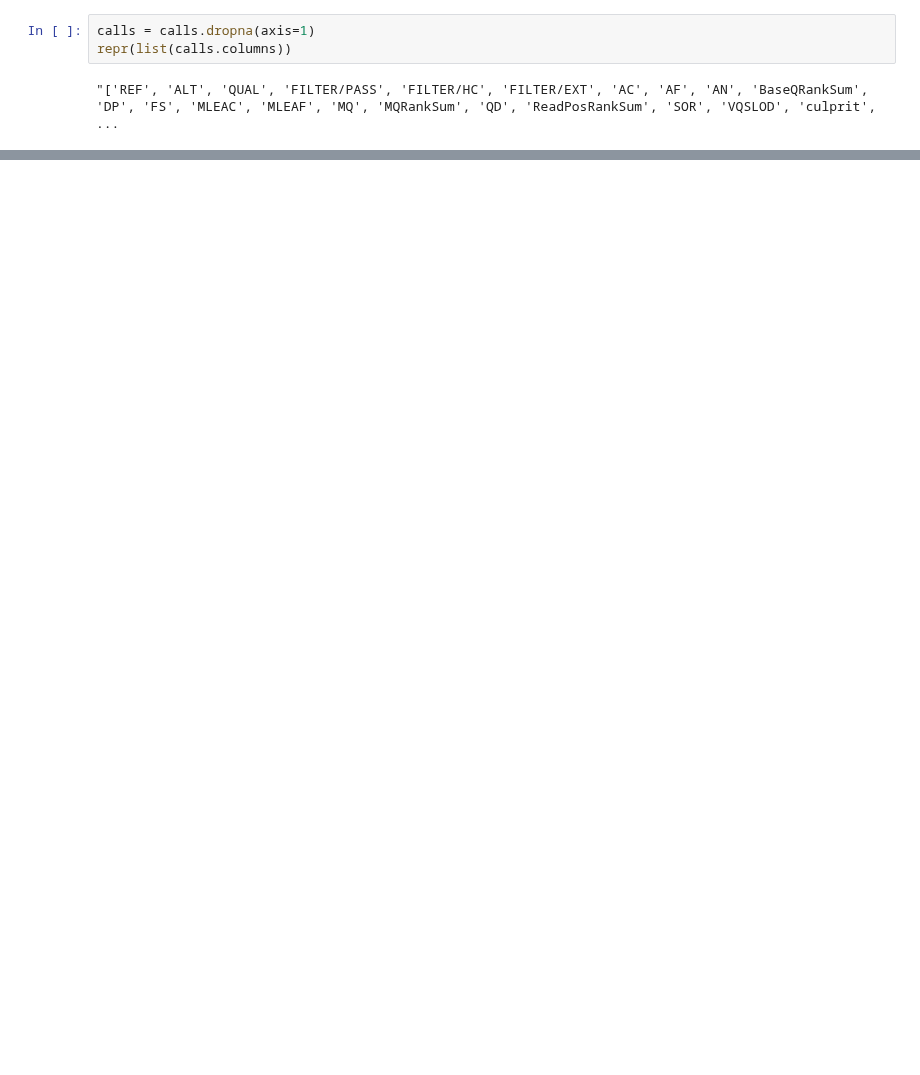
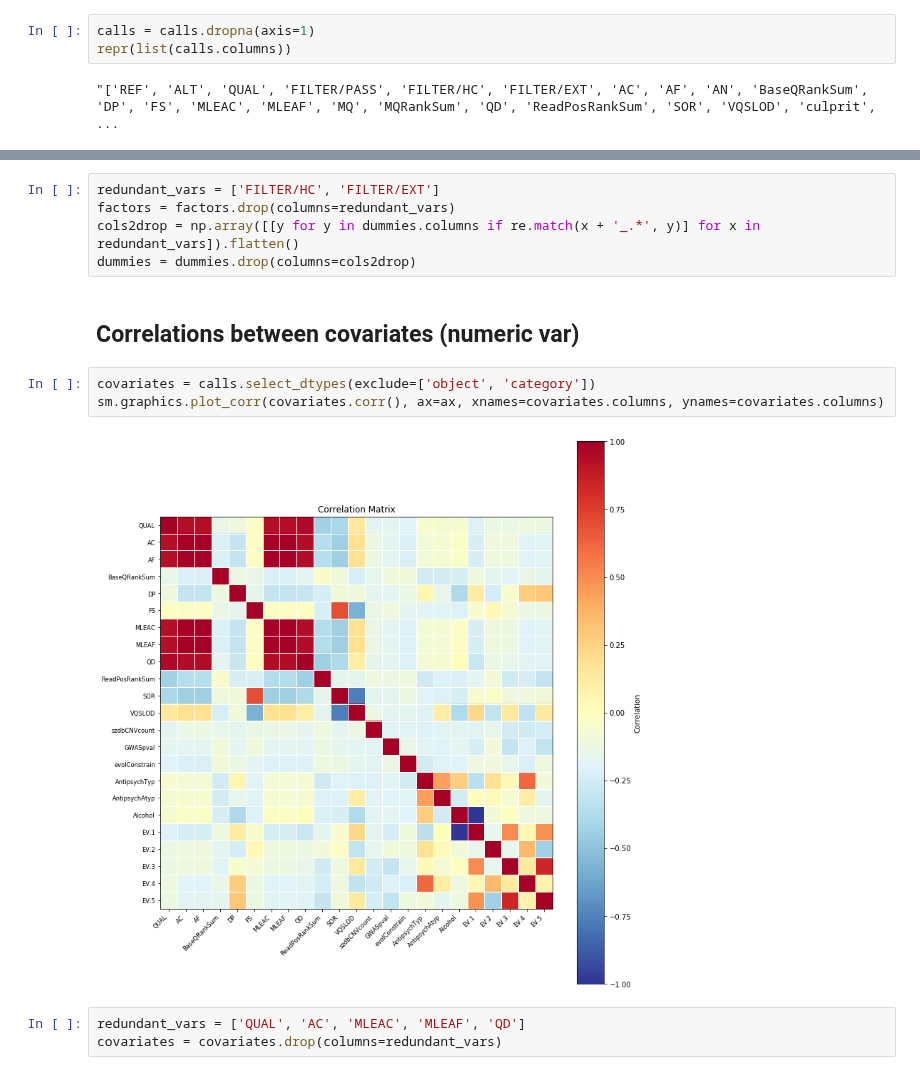
Before and after one commit to attilagk/BSM-research, a Jupyter notebook: notebook/2020-08-07-cleaning-data/2020-08-07-cleaning-data.ipynb, the cells around one changed output, grey strips where cells are left out. Drawn from its saved outputs; the diff is of its cells as text; blank space fills up the shorter version.

```diff
--- a/notebook/2020-08-07-cleaning-data/2020-08-07-cleaning-data.ipynb
+++ b/notebook/2020-08-07-cleaning-data/2020-08-07-cleaning-data.ipynb
@@ -55,0 +94,15 @@ calls.select_dtypes(include='object')
+# %%
+redundant_vars = ['FILTER/HC', 'FILTER/EXT']
+factors = factors.drop(columns=redundant_vars)
+cols2drop = np.array([[y for y in dummies.columns if re.match(x + '_.*', y)] for x in redundant_vars]).flatten()
+dummies = dummies.drop(columns=cols2drop)
+# %% [markdown]
+## Correlations between covariates (numeric var)
+# %%
+covariates = calls.select_dtypes(exclude=['object', 'category'])
+sm.graphics.plot_corr(covariates.corr(), ax=ax, xnames=covariates.columns, ynames=covariates.columns)
+# %% [output]
+[figure, added]
+# %%
+redundant_vars = ['QUAL', 'AC', 'MLEAC', 'MLEAF', 'QD']
+covariates = covariates.drop(columns=redundant_vars)
```
Also changed, not shown: parts of 25 cells of this notebook, 2 other files.
